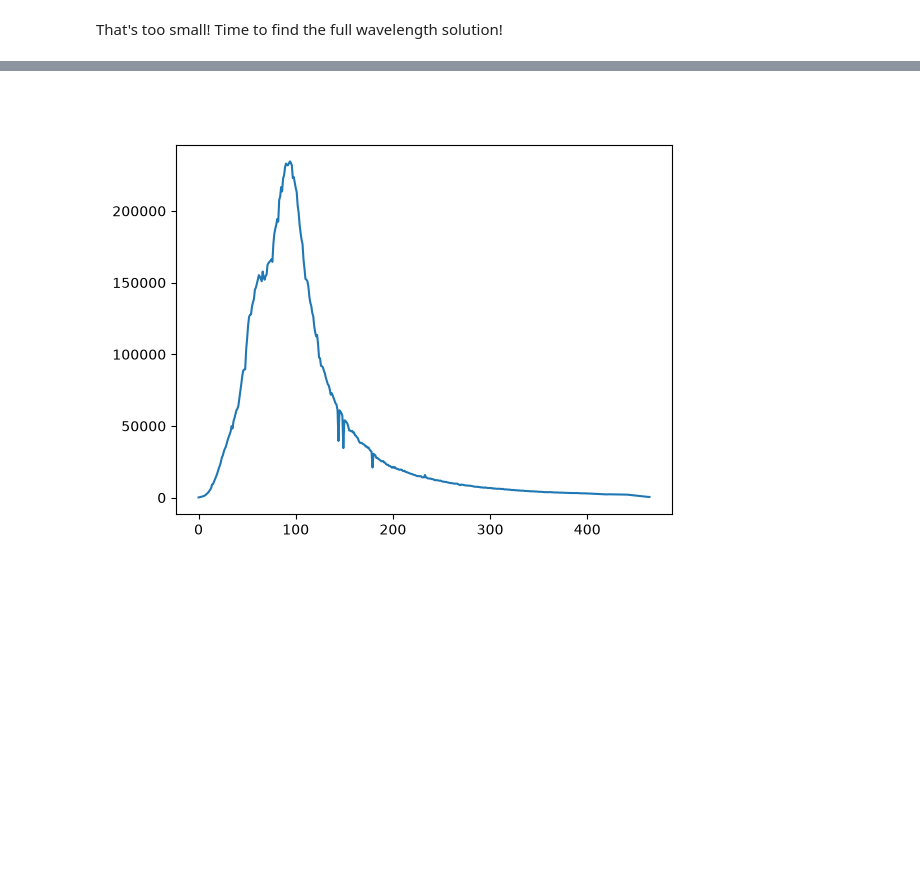
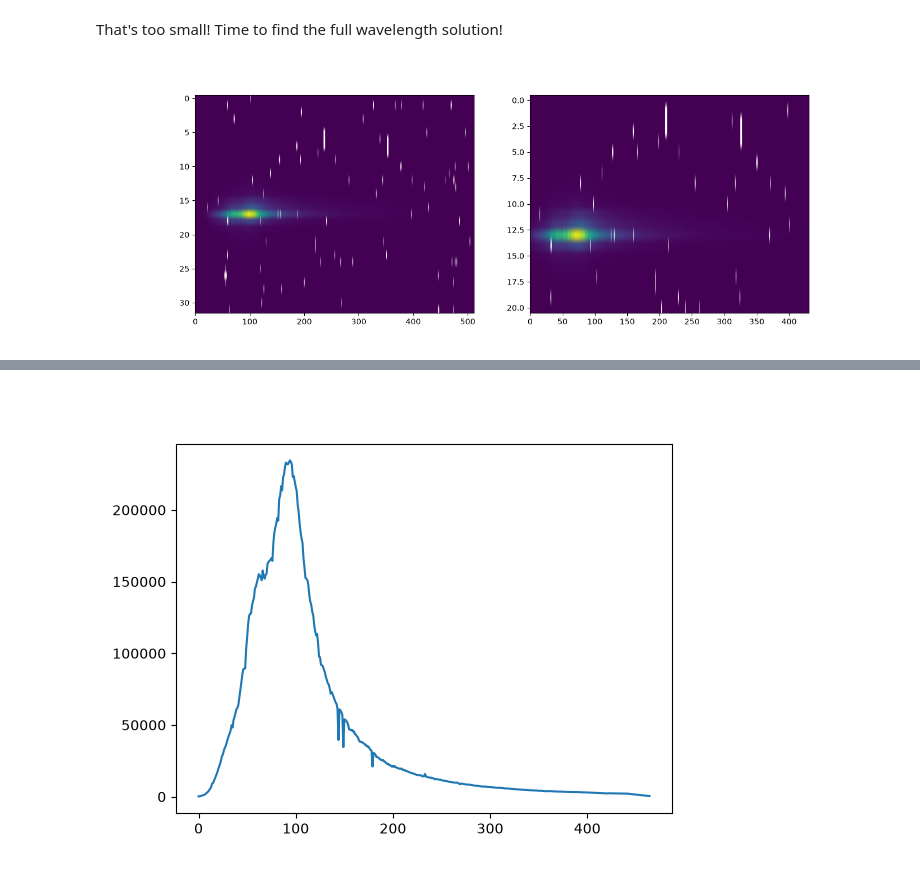
Before and after one commit to J-Ulik/Tiberius, a Jupyter notebook: src/reduction_utils/JWST_utils/reduction_notebooks/3_wavelength_calibration.ipynb, the cells around one changed output, grey strips where cells are left out. Cells and saved outputs as stored; diff of their text form; code cells hidden in the pictures; blank space fills up the shorter version.

```diff
--- a/src/reduction_utils/JWST_utils/reduction_notebooks/3_wavelength_calibration.ipynb
+++ b/src/reduction_utils/JWST_utils/reduction_notebooks/3_wavelength_calibration.ipynb
@@ -9,10 +9,13 @@ import pickle
 import numpy as np
 import matplotlib.pyplot as plt
 from scipy import interpolate
+from scipy.signal import correlate2d
+
+plt.rcParams['figure.figsize'] = [14, 5]
 # %%
 file = "jw05022001001_04102_00001-seg001_nrs1"
-gainscalestep = fits.open("../../../../../data/cosmic_cleaned_fits/"+file+"_1_gainscalestep.fits")
-gainscalestep.info()
+gainscale = fits.open("../../../../../data/cosmic_cleaned_fits/"+file+"_1_gainscalestep.fits")
+gainscale.info()
 # %% [output]
 Filename: ../../../../../data/cosmic_cleaned_fits/jw05022001001_04102_00001-seg001_nrs1_1_gainscalestep.fits
 No.    Name      Ver    Type      Cards   Dimensions   Format
@@ -76,3 +79,10 @@ wvl_array.shape
 (21, 431)
 # %% [markdown]
 That's too small! Time to find the full wavelength solution!
+# %%
+fig, (ax1, ax2) = plt.subplots(1, 2)
+ax1.imshow(gainscale["SCI"].data[0],aspect="auto")
+ax2.imshow(extract2d["SCI"].data[0],aspect="auto")
+plt.show()
+# %% [output]
+[figure, added]
```
Also changed, not shown: parts of 1 cell of this notebook.
